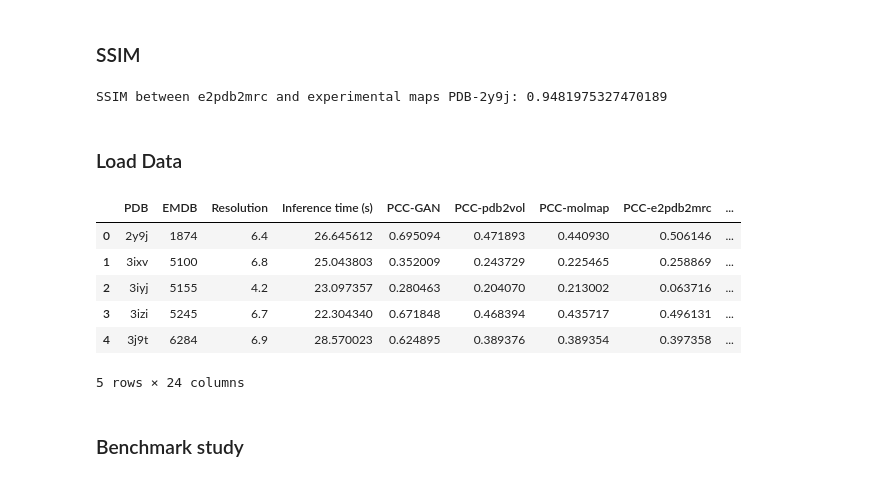
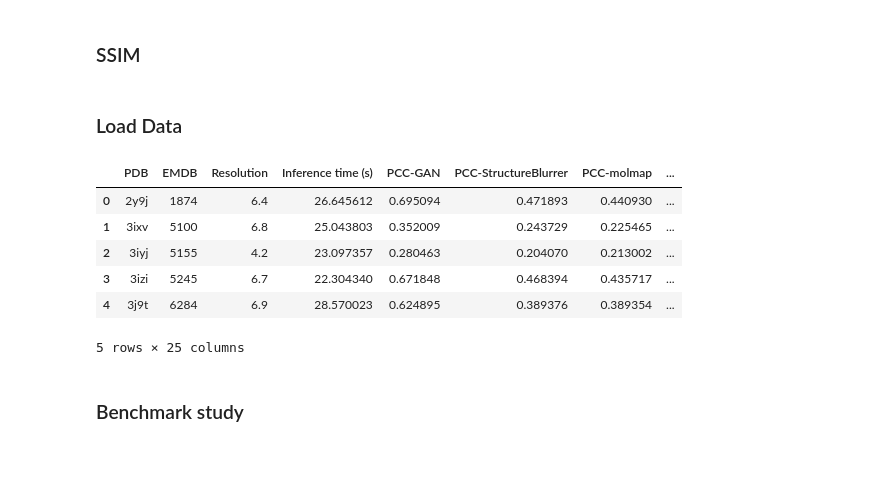
Before and after one commit to chenwei-zhang/struc2mapGAN, a Jupyter notebook: notebooks/evaluate_plot.ipynb, the cells around one changed output. Cells and saved outputs as stored; diff of their text form; code cells hidden in the pictures.

```diff
--- a/notebooks/evaluate_plot.ipynb
+++ b/notebooks/evaluate_plot.ipynb
@@ -118,14 +116,10 @@ for i in range(len(pdb_list)):
 
     print(f"SSIM between {mode} and experimental maps PDB-{pdb}: {ssim}")
 
-
     break
 
-    # df_csv.loc[i, 'SSIM_molmap'] = ssim_sim
-    # df_csv.loc[i, 'SSIM_gan'] = ssim_gan
-    # df_csv.to_csv('./paper_benchmark/inference_data.csv', index=False)
+    df_csv.loc[i, f'SSIM_{mode}'] = ssim
+    df_csv.to_csv('../paper_benchmark/inference_data.csv', index=False)
-# %% [output]
-SSIM between e2pdb2mrc and experimental maps PDB-2y9j: 0.9481975327470189
 # %% [markdown]
 ### Load Data
 # %%
@@ -135,49 +129,51 @@ import seaborn as sns
 import matplotlib.pyplot as plt
 import pandas as pd
 
-df_csv = pd.read_csv('../paper_benchmark/inference_data.csv', dtype={'PDBID': str, 'EMID': str, 'Resolution': float, 'Inference-Time (s)': float, 'PCC_gan': float, 'PCC_pdb2vol': float, 'PCC_molmap': float, 'SSIM_gan': float, 'SSIM_pdb2vol': float, 'SSIM_molmap': float})
+df_csv = pd.read_csv('../paper_benchmark/inference_data.csv', dtype={'PDBID': str, 'EMID': str, 'Resolution': float, 'Inference-Time (s)': float, 'PCC_gan': float, 'PCC_StructureBlurrer': float, 'PCC_molmap': float, 'SSIM_gan': float, 'SSIM_StructureBlurrer': float, 'SSIM_molmap': float})
 pdb_list = df_csv['PDBID'].to_numpy()
 emd_list = df_csv['EMID'].to_numpy()
 resolution_list = df_csv['Resolution'].to_numpy()
 inference_time_list = df_csv['Inference-Time (s)'].to_numpy()
 
 df = pd.DataFrame({
     'PDB': df_csv['PDBID'],
     'EMDB': df_csv['EMID'],
     'Resolution': df_csv['Resolution'],
     'Inference time (s)': df_csv['Inference-Time (s)'],
     'PCC-GAN': df_csv['PCC_gan'],
-    'PCC-pdb2vol': df_csv['PCC_pdb2vol'],
+    'PCC-StructureBlurrer': df_csv['PCC_StructureBlurrer'],
     'PCC-molmap': df_csv['PCC_molmap'],
     'PCC-e2pdb2mrc': df_csv['PCC_e2pdb2mrc'],
     'SSIM-GAN': df_csv['SSIM_gan'],
-    'SSIM-pdb2vol': df_csv['SSIM_pdb2vol'],
+    'SSIM-StructureBlurrer': df_csv['SSIM_StructureBlurrer'],
     'SSIM-molmap': df_csv['SSIM_molmap'],
     'SSIM-e2pdb2mrc': df_csv['SSIM_e2pdb2mrc'],
     'Correlation-GAN': df_csv['Correlation_gan'],
-    'Correlation-pdb2vol': df_csv['Correlation_pdb2vol'],
+    'Correlation-StructureBlurrer': df_csv['Correlation_StructureBlurrer'],
     'Correlation-molmap': df_csv['Correlation_molmap'],
     'Correlation-e2pdb2mrc': df_csv['Correlation_e2pdb2mrc'],
     'Correlation_Average-GAN': df_csv['Correlation_About_Mean_gan'],
-    'Correlation_Average-pdb2vol': df_csv['Correlation_About_Mean_pdb2vol'],
+    'Correlation_Average-StructureBlurrer': df_csv['Correlation_About_Mean_StructureBlurrer'],
     'Correlation_Average-molmap': df_csv['Correlation_About_Mean_molmap'],
     'Correlation_Average-e2pdb2mrc': df_csv['Correlation_About_Mean_e2pdb2mrc'],
     # Ablation
     'PCC-GAN-Ablation': df_csv['PCC_gan_ablation'],
     'SSIM-GAN-Ablation': df_csv['SSIM_gan_ablation'],
     'Correlation-GAN-Ablation': df_csv['Correlation_gan_ablation'],
     'Correlation_Average-GAN-Ablation': df_csv['Correlation_About_Mean_gan_ablation'],
+    # Residues
+    'Residues': df_csv['Residues'],
     })
 
 df.head()
 # %% [output]
-|  | PDB | EMDB | Resolution | Inference time (s) | PCC-GAN | PCC-pdb2vol | PCC-molmap | PCC-e2pdb2mrc | ... |
-| 0 | 2y9j | 1874 | 6.4 | 26.645612 | 0.695094 | 0.471893 | 0.440930 | 0.506146 | ... |
-| 1 | 3ixv | 5100 | 6.8 | 25.043803 | 0.352009 | 0.243729 | 0.225465 | 0.258869 | ... |
-| 2 | 3iyj | 5155 | 4.2 | 23.097357 | 0.280463 | 0.204070 | 0.213002 | 0.063716 | ... |
-| 3 | 3izi | 5245 | 6.7 | 22.304340 | 0.671848 | 0.468394 | 0.435717 | 0.496131 | ... |
-| 4 | 3j9t | 6284 | 6.9 | 28.570023 | 0.624895 | 0.389376 | 0.389354 | 0.397358 | ... |
+|  | PDB | EMDB | Resolution | Inference time (s) | PCC-GAN | PCC-StructureBlurrer | PCC-molmap | ... |
+| 0 | 2y9j | 1874 | 6.4 | 26.645612 | 0.695094 | 0.471893 | 0.440930 | ... |
+| 1 | 3ixv | 5100 | 6.8 | 25.043803 | 0.352009 | 0.243729 | 0.225465 | ... |
+| 2 | 3iyj | 5155 | 4.2 | 23.097357 | 0.280463 | 0.204070 | 0.213002 | ... |
+| 3 | 3izi | 5245 | 6.7 | 22.304340 | 0.671848 | 0.468394 | 0.435717 | ... |
+| 4 | 3j9t | 6284 | 6.9 | 28.570023 | 0.624895 | 0.389376 | 0.389354 | ... |
-5 rows × 24 columns
+5 rows × 25 columns
 # %% [markdown]
 ### Benchmark study
 # %% [markdown]
```
Also changed, not shown: parts of 38 cells of this notebook.
